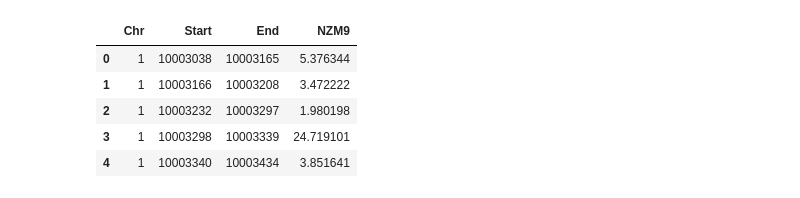
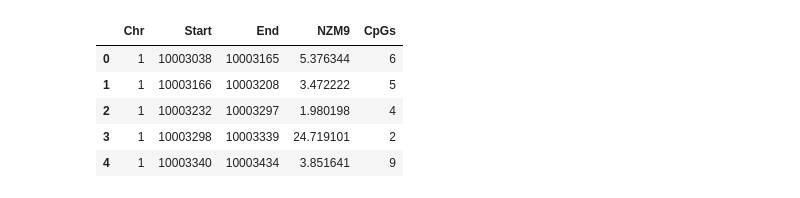
Before and after one commit to Manulink4/bioinfo_meth, a Jupyter notebook: meth.ipynb, the cells around one changed output. Saved outputs shown, nothing was run; the diff lists cells and outputs as text; code cells hidden in the pictures.

```diff
--- a/meth.ipynb
+++ b/meth.ipynb
@@ -6,17 +9,18 @@ from IPython.display import display
 # %%
 raw_df = pd.read_csv("meth_counts/GSE153594_Methylation_Counts.csv", sep=",", decimal=".",
                  dtype={"Chr": str, "Start": int, "End": int, "NZM9": float})
 
-raw_df = raw_df[["Chr", "Start", "End", "NZM9"]]
+
+raw_df = raw_df[["Chr", "Start", "End", "NZM9", 'CpGs']]
 
 display(raw_df.head(5))
 # %% [output]
-|  | Chr | Start | End | NZM9 |
-| 0 | 1 | 10003038 | 10003165 | 5.376344 |
-| 1 | 1 | 10003166 | 10003208 | 3.472222 |
-| 2 | 1 | 10003232 | 10003297 | 1.980198 |
-| 3 | 1 | 10003298 | 10003339 | 24.719101 |
-| 4 | 1 | 10003340 | 10003434 | 3.851641 |
+|  | Chr | Start | End | NZM9 | CpGs |
+| 0 | 1 | 10003038 | 10003165 | 5.376344 | 6 |
+| 1 | 1 | 10003166 | 10003208 | 3.472222 | 5 |
+| 2 | 1 | 10003232 | 10003297 | 1.980198 | 4 |
+| 3 | 1 | 10003298 | 10003339 | 24.719101 | 2 |
+| 4 | 1 | 10003340 | 10003434 | 3.851641 | 9 |
 # %%
 raw_df['Chr'] = raw_df['Chr'].map(lambda x: f'chr{x}')
 
```
Also changed, not shown: parts of 9 cells of this notebook, 5 other files.
